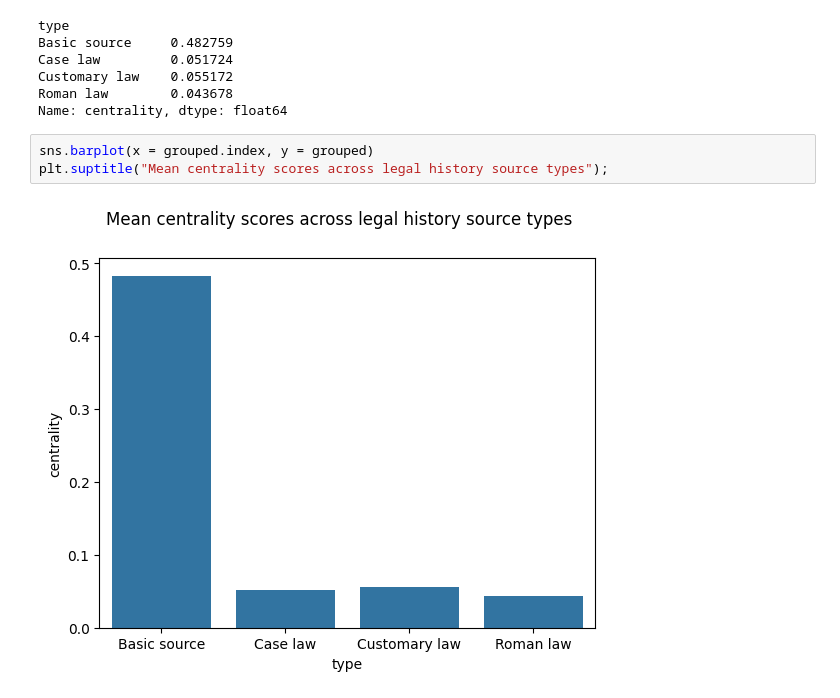
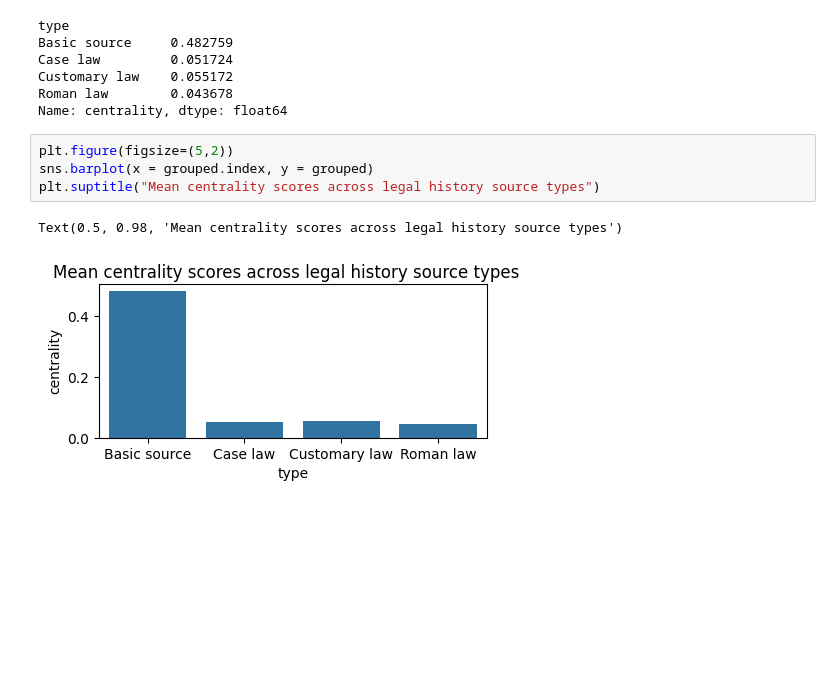
Before and after one commit to maastrichtlawtech/legalnetworkanalysis_textbook, a Jupyter notebook: Chapter_5_Data_Collection_and_Preparation.ipynb, the cells around one changed output. Cells and saved outputs as stored; diff of their text form; blank space fills up the shorter version.

```diff
--- a/Chapter_5_Data_Collection_and_Preparation.ipynb
+++ b/Chapter_5_Data_Collection_and_Preparation.ipynb
@@ -261,7 +340,9 @@ Customary law    0.055172
 Roman law        0.043678
 Name: centrality, dtype: float64
 # %%
+plt.figure(figsize=(5,2))
 sns.barplot(x = grouped.index, y = grouped)
-plt.suptitle("Mean centrality scores across legal history source types");
+plt.suptitle("Mean centrality scores across legal history source types")
 # %% [output]
+Text(0.5, 0.98, 'Mean centrality scores across legal history source types')
-[figure, old version]
+[figure, new version]
```
Also changed, not shown: parts of 17 cells of this notebook, 2 other files.
